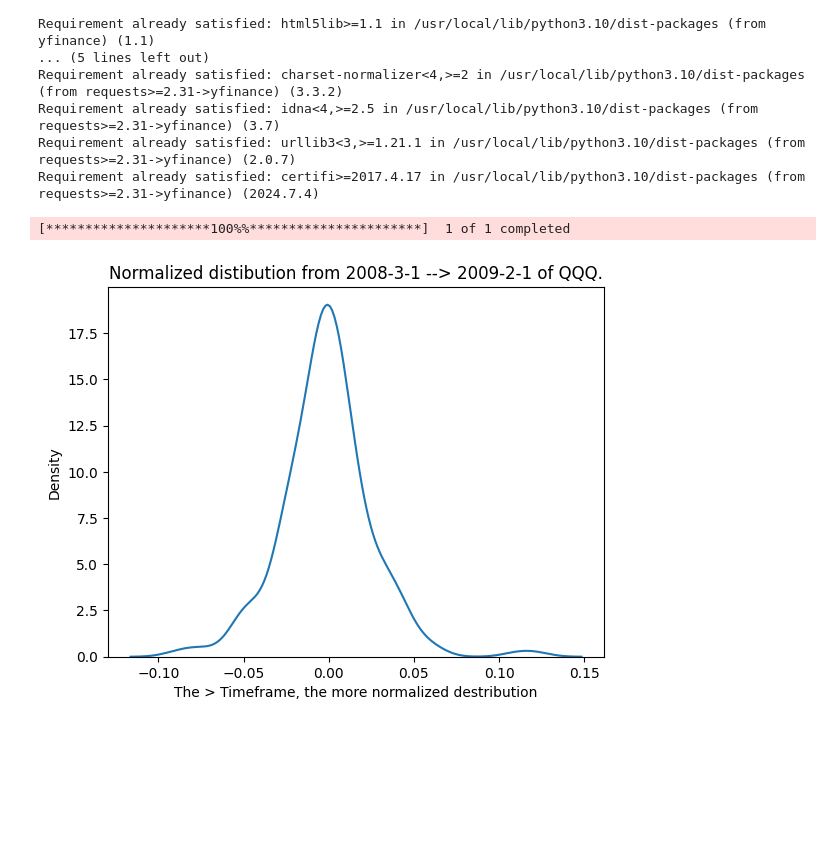
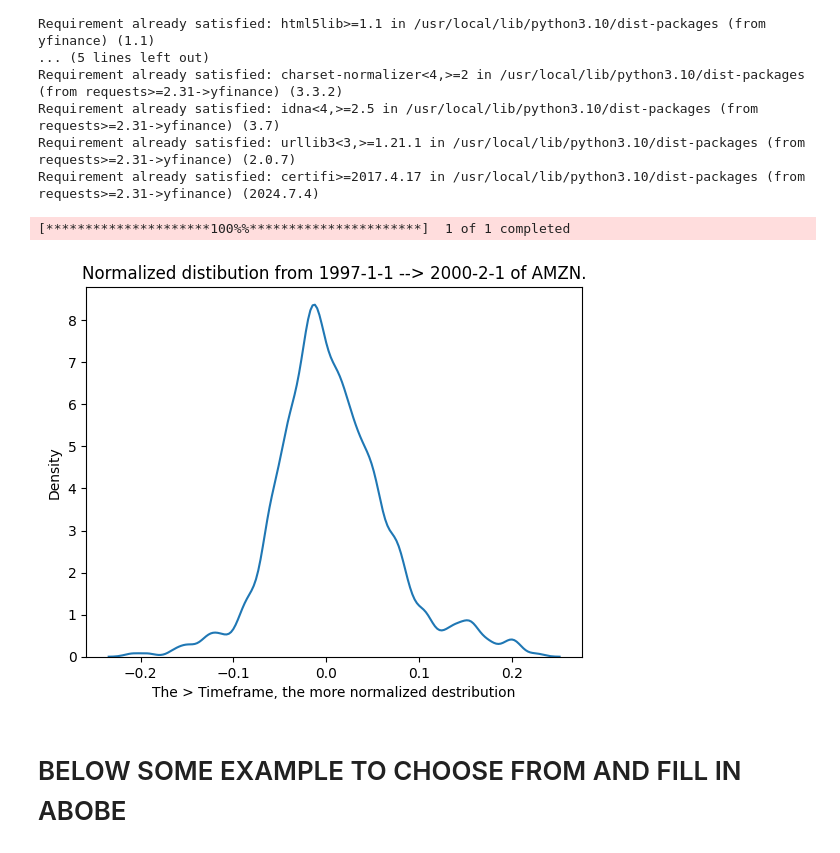
Before and after one commit to woutersgithub/Distribution_checker, a Jupyter notebook: Class_Normalized_Distribution_Checker.ipynb, the cells around one changed output. Drawn from its saved outputs; the diff is of its cells as text; code cells hidden in the pictures; blank space fills up the shorter version.

```diff
--- a/Class_Normalized_Distribution_Checker.ipynb
+++ b/Class_Normalized_Distribution_Checker.ipynb
@@ -56,7 +56,7 @@ class Stats_Ticker_Of_Choice_YTD:
         self.df['pct_change'] = self.df['Close'].pct_change()
 
         # Plot KDE
-        sns.kdeplot(self.df['pct_change'].dropna())
+        sns.kdeplot(self.df['pct_change'].dropna(), bw_adjust=0.5)
         plt.title(f'Normalized distibution from {self.start} --> {self.end} of {self.ticker}.')
         plt.xlabel('The > Timeframe, the more normalized destribution')
         plt.ylabel('Density')
@@ -64,19 +64,21 @@ class Stats_Ticker_Of_Choice_YTD:
 # %%
 # CHOOSE YOUR TICKER, START & END DATE BELOW
 
 # FIND YOUR FAFOURITE TICKER AND TIME EVENT
 
 # FOR EAMPLE TRY GAMESTOCK DURING THEIR BIZAR UPSWING
 
 # FOR EXAMPLE TRY SPY DURING A MARKETCRASH
 
-# TRY TO SEE THE DIFFERENCE BETWEEN LONG AND SHORT TIMEFRAMES
+# TRY TO SEETHE DIFFERENCE BETWEEN LONG AND SHORT TIMEFRAMES
 
-ticker = "QQQ"       # Change for your own ticker, accoring to Yahoo finance tickers, format 'SPY'
-start = "2008-3-1"     # Change for your own date of choice, format 'yyyy-m-d'
-end = "2009-2-1"       # End always have to be closet to today then start date
+ticker = "AMZN"       # Change for your own ticker, accoring to Yahoo finance tickers, format 'SPY'
+start = "1997-1-1"     # Change for your own date of choice, format 'yyyy-m-d'
+end = "2000-2-1"       # End always have to be closet to today then start date
 
 your_ticker_object = Stats_Ticker_Of_Choice_YTD(ticker,start,end)
 # %% [output]
 [*********************100%%**********************]  1 of 1 completed
-[figure, old version]
+[figure, new version]
+# %% [markdown]
+# BELOW SOME EXAMPLE TO CHOOSE FROM AND FILL IN ABOBE
```
Also changed, not shown: parts of 1 cell of this notebook.
